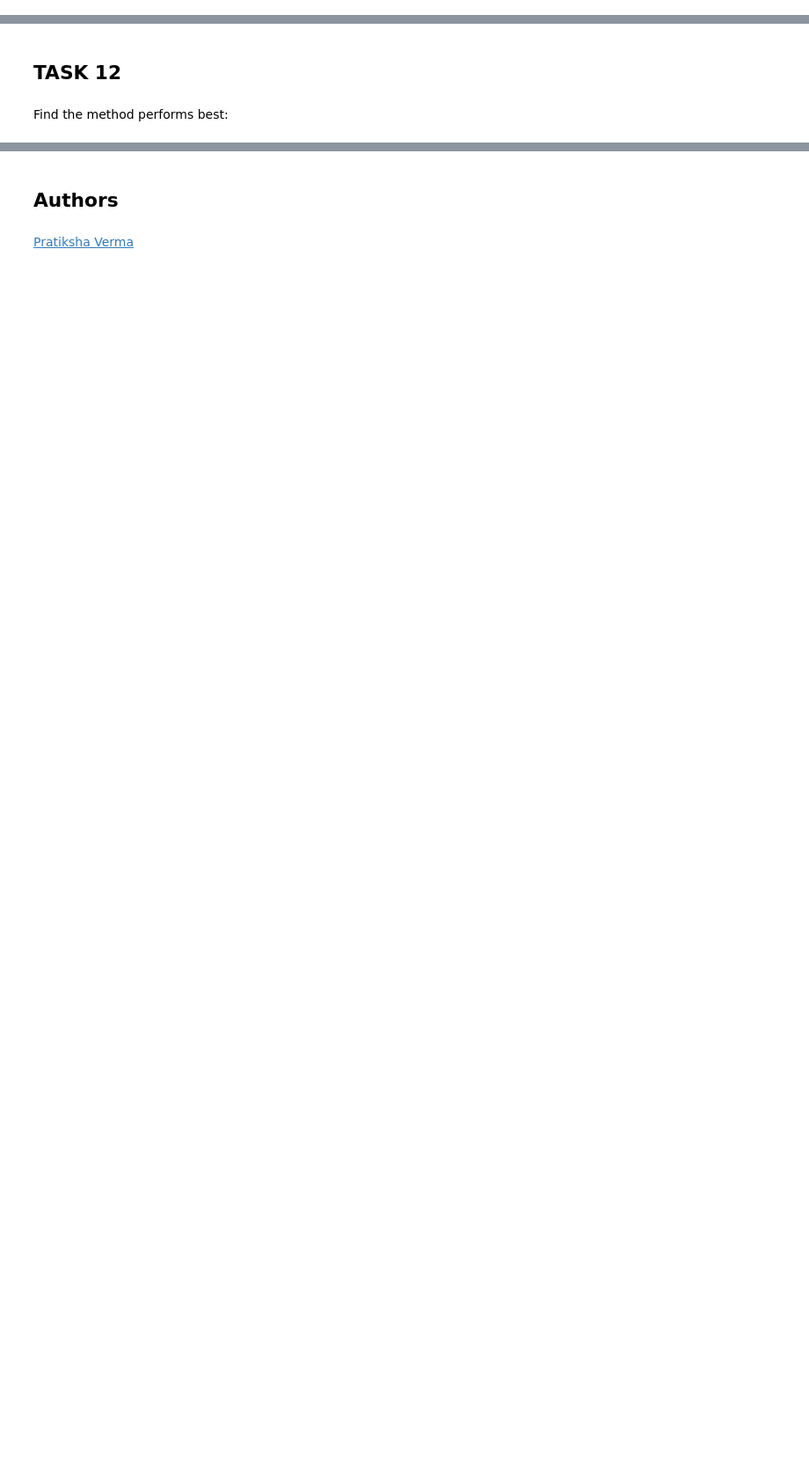
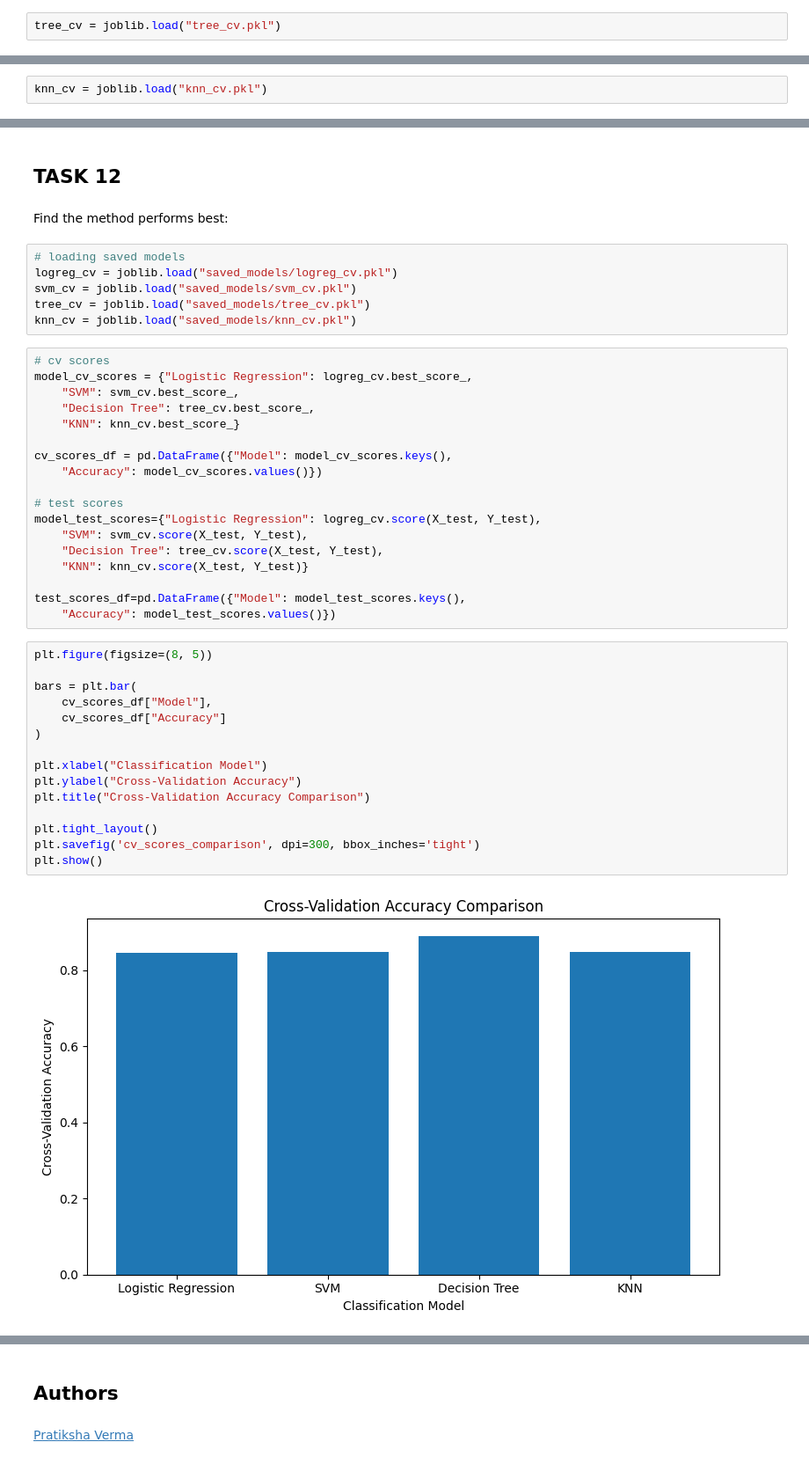
Before and after one commit to suojun-tan-0114/IBM-Applied-Data-Science-Capstone-Project, a Jupyter notebook: 5 Predictive Analysis (Logistic, SVM, Decision Tree, KNN)/ML models (Logistic, SVM, DecisionTree, KNN).ipynb, the cells around one changed output, grey strips where cells are left out. Shown at 88% size. Cells and saved outputs as stored; diff of their text form; blank space fills up the shorter version.

Commit message:
Updated the ML models with accuracy comparison

```diff
--- a/5 Predictive Analysis (Logistic, SVM, Decision Tree, KNN)/ML models (Logistic, SVM, DecisionTree, KNN).ipynb
+++ b/5 Predictive Analysis (Logistic, SVM, Decision Tree, KNN)/ML models (Logistic, SVM, DecisionTree, KNN).ipynb
@@ -335,3 +350,5 @@ GridSearchCV(cv=10, estimator=DecisionTreeClassifier(),
+# %%
+tree_cv = joblib.load("tree_cv.pkl")
 # %%
 print("tuned hpyerparameters :(best parameters) ",tree_cv.best_params_)
 print("accuracy :",tree_cv.best_score_)
@@ -392,3 +413,5 @@ GridSearchCV(cv=10, estimator=KNeighborsClassifier(),
+# %%
+knn_cv = joblib.load("knn_cv.pkl")
 # %%
 print("tuned hpyerparameters :(best parameters) ",knn_cv.best_params_)
 print("accuracy :",knn_cv.best_score_)
@@ -414,3 +437,44 @@ plot_confusion_matrix(Y_test,yhat)
 ## TASK  12
 # %% [markdown]
 Find the method performs best:
+# %%
+# loading saved models
+logreg_cv = joblib.load("saved_models/logreg_cv.pkl")
+svm_cv = joblib.load("saved_models/svm_cv.pkl")
+tree_cv = joblib.load("saved_models/tree_cv.pkl")
+knn_cv = joblib.load("saved_models/knn_cv.pkl")
+# %%
+# cv scores
+model_cv_scores = {"Logistic Regression": logreg_cv.best_score_,
+    "SVM": svm_cv.best_score_,
+    "Decision Tree": tree_cv.best_score_,
+    "KNN": knn_cv.best_score_}
+
+cv_scores_df = pd.DataFrame({"Model": model_cv_scores.keys(),
+    "Accuracy": model_cv_scores.values()})
+
+# test scores
+model_test_scores={"Logistic Regression": logreg_cv.score(X_test, Y_test),
+    "SVM": svm_cv.score(X_test, Y_test),
+    "Decision Tree": tree_cv.score(X_test, Y_test),
+    "KNN": knn_cv.score(X_test, Y_test)}
+
+test_scores_df=pd.DataFrame({"Model": model_test_scores.keys(),
+    "Accuracy": model_test_scores.values()})
+# %%
+plt.figure(figsize=(8, 5))
+
+bars = plt.bar(
+    cv_scores_df["Model"],
+    cv_scores_df["Accuracy"]
+)
+
+plt.xlabel("Classification Model")
+plt.ylabel("Cross-Validation Accuracy")
+plt.title("Cross-Validation Accuracy Comparison")
+
+plt.tight_layout()
+plt.savefig('cv_scores_comparison', dpi=300, bbox_inches='tight')
+plt.show()
+# %% [output]
+[figure, added]
```
Also changed, not shown: parts of 10 cells of this notebook.
